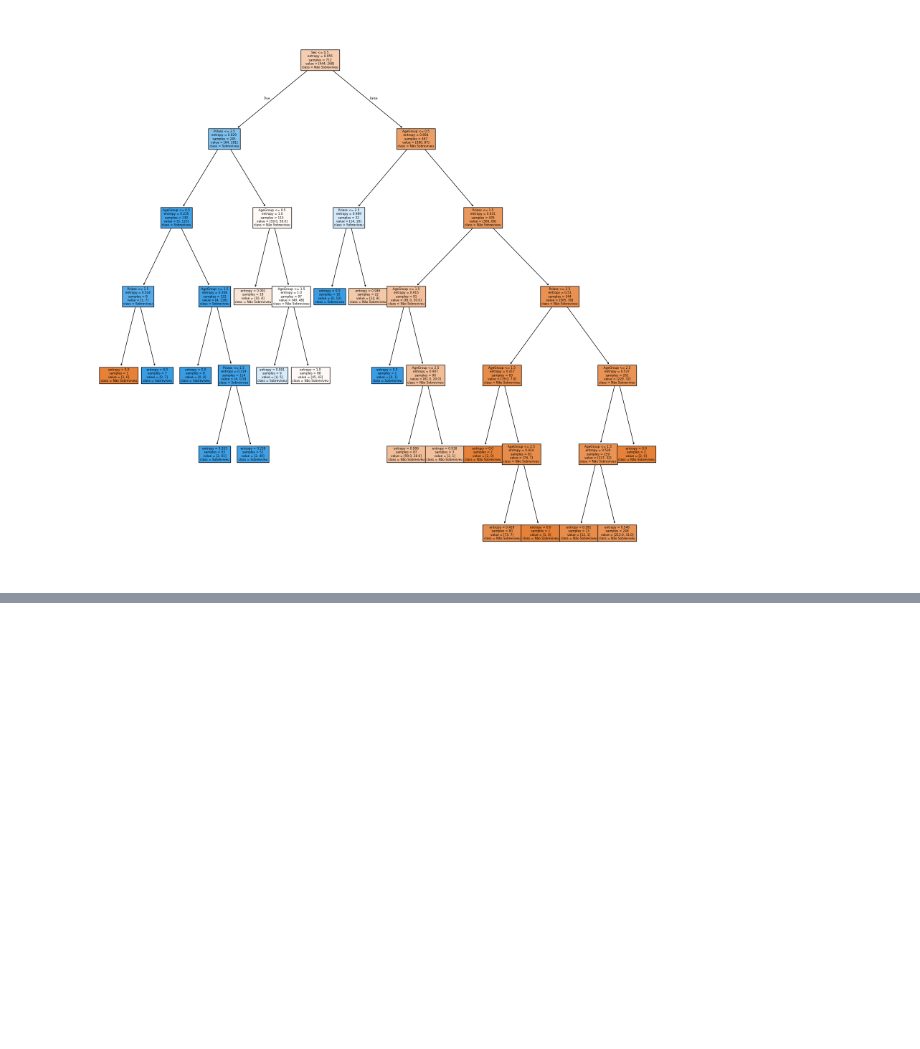
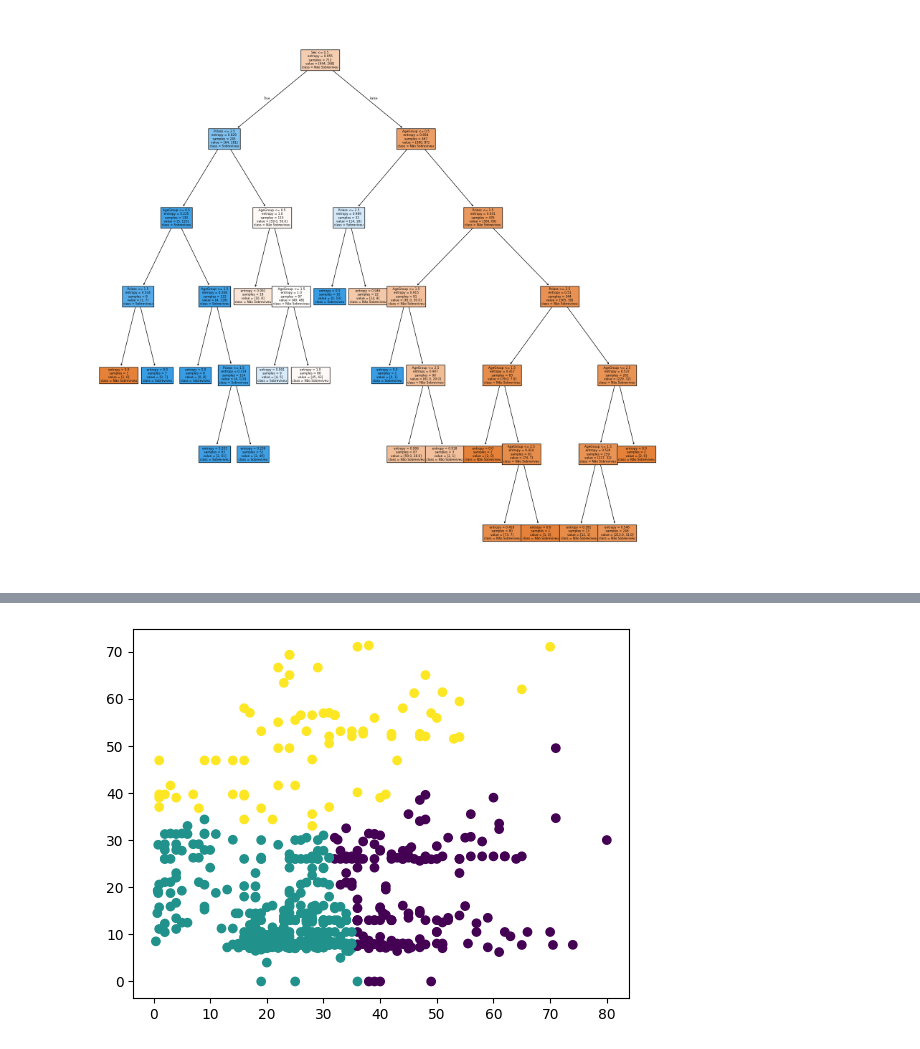
Before and after one commit to davischneider/titanic-dataset, a Jupyter notebook: titanic.ipynb, the cells around one changed output, grey strips where cells are left out. Saved outputs shown, nothing was run; the diff lists cells and outputs as text; code cells hidden in the pictures; blank space fills up the shorter version.

```diff
--- a/titanic.ipynb
+++ b/titanic.ipynb
@@ -207,0 +283,15 @@ plt.show()
+# %%
+# Calcular o IQR para o atributo Fare
+Q1 = X['Fare'].quantile(0.25)
+Q3 = X['Fare'].quantile(0.75)
+IQR = Q3 - Q1
+
+# Definir os limites inferior e superior para Fare
+lower_bound = Q1 - 1.5 * IQR
+upper_bound = Q3 + 1.5 * IQR
+
+# Remover os outliers no atributo Fare
+X_no_outliers = X[(X['Fare'] >= lower_bound) & (X['Fare'] <= upper_bound)]
+
+# Verificar a descrição dos dados após remoção dos outliers
+X_no_outliers.describe()
@@ -207,0 +308,10 @@ plt.show()
+# %%
+kmeans_no_outliers = KMeans(n_clusters=3, random_state=0).fit(X_no_outliers)
+# %%
+fig, ax = plt.subplots()
+
+ax.scatter(X_no_outliers['Age'], X_no_outliers['Fare'], c=kmeans_no_outliers.labels_)
+
+plt.show()
+# %% [output]
+[figure, added]
```
Also changed, not shown: parts of 16 cells of this notebook.
